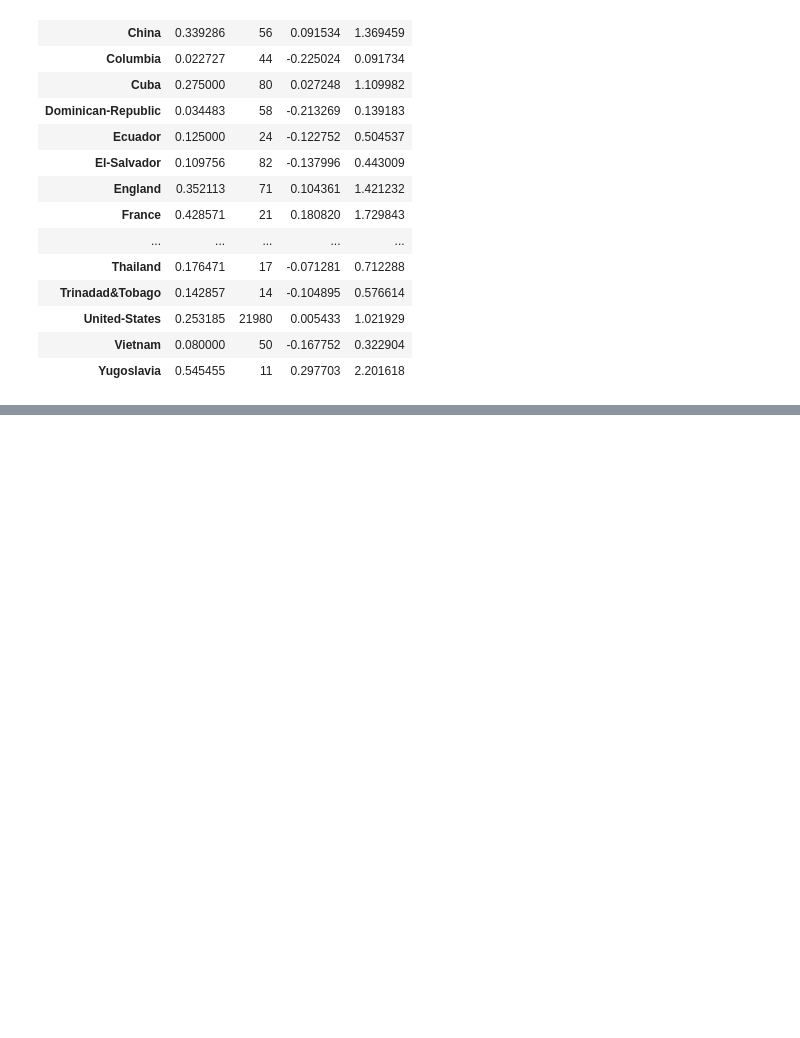
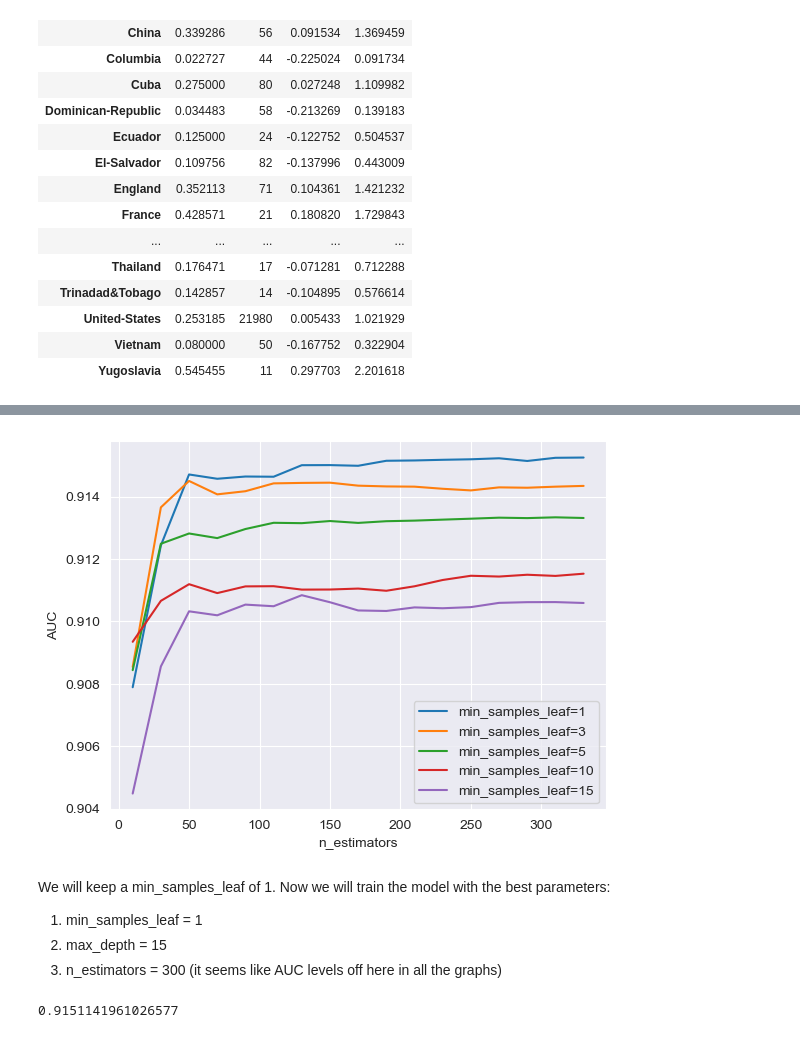
Before and after one commit to ANKershaw/Income_Prediction, a Jupyter notebook: notebook.ipynb, the cells around one changed output, grey strips where cells are left out. Drawn from its saved outputs; the diff is of its cells as text; code cells hidden in the pictures; blank space fills up the shorter version.

```diff
--- a/notebook.ipynb
+++ b/notebook.ipynb
@@ -424,0 +570,37 @@ using c value of:
+# %%
+min_samples_leaf_results = []
+max_depth = 15
+for s in [1, 3, 5, 10, 15]:
+    for n in range (10, 341, 20):
+        rf = RandomForestClassifier(n_estimators=n, max_depth=max_depth, min_samples_leaf=s, random_state=1)
+        rf.fit(X_train, y_train)
+        y_forest_pred = rf.predict_proba(X_val)[:,1]
+        forest_auc = roc_auc_score(y_val, y_forest_pred)
+        min_samples_leaf_results.append((s, n, forest_auc))
+
+min_samples_leaf_df = pd.DataFrame(min_samples_leaf_results, columns=['min_samples_leaf', 'n_estimators', 'auc'])
+# %%
+for s in [1, 3, 5, 10, 15]:
+    df_subset  = min_samples_leaf_df[min_samples_leaf_df.min_samples_leaf == s]
+    plt.plot(df_subset.n_estimators, df_subset.auc, label=f'min_samples_leaf={s}')
+
+
+plt.legend()
+plt.xlabel("n_estimators")
+plt.ylabel("AUC")
+plt.show()
+# %% [output]
+[figure, added]
+# %% [markdown]
+We will keep a min_samples_leaf of 1. Now we will train the model with the best parameters:
+1. min_samples_leaf = 1
+2. max_depth = 15
+3. n_estimators = 300 (it seems like AUC levels off here in all the graphs)
+# %%
+rf = RandomForestClassifier(n_estimators=300, max_depth=15, min_samples_leaf=1, random_state=1)
+rf.fit(X_train, y_train)
+y_forest_pred = rf.predict_proba(X_val)[:,1]
+forest_auc = roc_auc_score(y_val, y_forest_pred)
+print(forest_auc)
+# %% [output]
+0.9151141961026577
```
Also changed, not shown: parts of 26 cells of this notebook, 12 other files.
